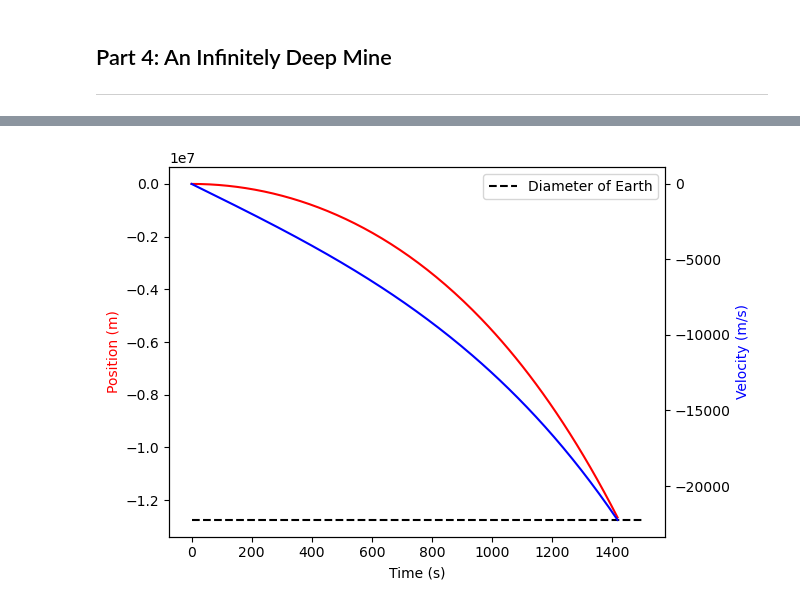
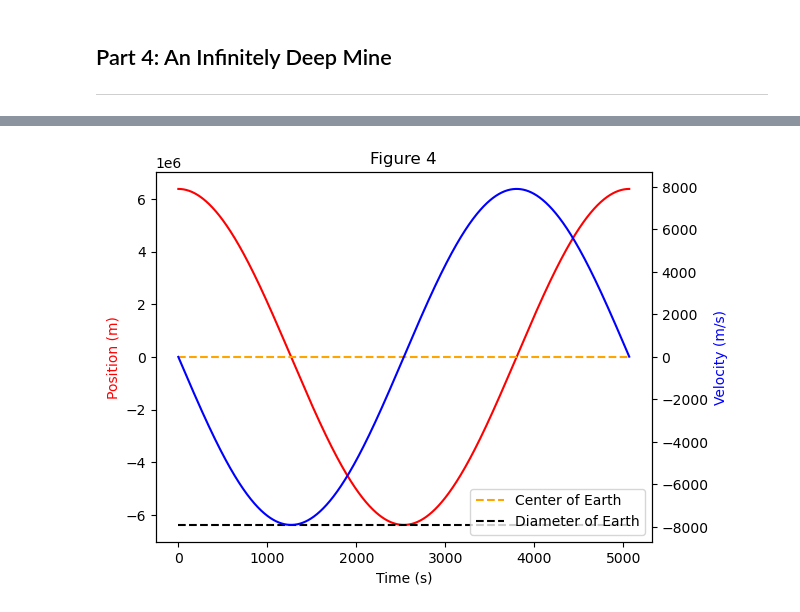
Before and after one commit to Elmer-Canales/PHYS265-spring25, a Jupyter notebook: Lab2/Lab2_Canales.ipynb, the cells around one changed output, grey strips where cells are left out. Saved outputs shown, nothing was run; the diff lists cells and outputs as text; code cells hidden in the pictures.

```diff
--- a/Lab2/Lab2_Canales.ipynb
+++ b/Lab2/Lab2_Canales.ipynb
@@ -2,6 +2,16 @@
 import numpy as np
 import matplotlib.pyplot as plt
 from scipy.integrate import quad, solve_ivp
+from scipy.optimize import fsolve
+
+# Constants
+G = 6.6743e-11     # m^3 / kg / s^2
+g0 = 9.81          # m / s^2
+m_Earth = 5.972e24 # kg
+m_Moon = 7.35e22   # kg
+r_Earth = 6.3781e6 # meters
+r_Moon = 1.7381e6  # meters
+omega = 7.272e-5    # rad / s
 # %% [markdown]
 ## Part 1: The Ideal Case
 ___
@@ -202,59 +375,77 @@ def free_fall(t, s):
 ## Part 4: An Infinitely Deep Mine
 ___
 # %%
-# No drag force so variables ore zero
+# No drag force
 alpha = 0
 gamma = 0
 
+# Free-Fall function
+def free_fall_earth(t, s):
+    y, v = s
+    dydt = v
+    dvdt = -g_r(y) + alpha * np.abs(v)**gamma
+    return dydt, dvdt
+
 # Time span, but increased to give more time for the test mass to pass through Earth
-t0, tf = 0, 1500
+t0, tf = 0, 5065
 
-# Initial Conditions
-y0, v0 = 0, 0
+# Initial conditions
+y0, v0 = r_Earth, 0
 
 # Time evaluated
-time = np.linspace(t0, tf, 200)
+time = np.linspace(t0, tf, 50650)
 
 # Stopping fuction to detect when the test mass reach diameter of Earth
-def stopping_earth(t, y):
-    return y[0] + (2 * r_earth)
-stopping_earth.terminal = True
+def stop_earth(t, y):
+    return y[0] + r_Earth*.99
+stop_earth.terminal = False
 
 # Solving with 'solve_ivp'
-soln = solve_ivp(fun = free_fall_g, t_span = (t0, tf), y0 = [y0, v0], t_eval = time, events = stopping_earth)
-x = soln.t
+soln = solve_ivp(fun = free_fall_earth, t_span = (t0, tf), y0 = [y0, v0], t_eval = time, events = stop_earth, rtol = 1E-9)
+x_time = soln.t
 position = soln.y[0]
 velocity = soln.y[1]
+Earth_time = soln.t_events[0][0]
 
-# Plotting results of new calculation
+# Plotting results
 fig, ax_ff_earth_p = plt.subplots(1, 1)
-ax_ff_earth_p.plot(x, position, color = 'red')
+# Plot of position as a function of time
+ax_ff_earth_p.plot(x_time, position, color = 'red')
 ax_ff_earth_p.set_xlabel("Time (s)")
 ax_ff_earth_p.set_ylabel("Position (m)", color = 'red')
+ax_ff_earth_p.set_title("Figure 4")
 
+# Plot of velocity as a function of time
 ax_ff_earth_v = ax_ff_earth_p.twinx()
-ax_ff_earth_v.plot(x, velocity, color = 'blue')
+ax_ff_earth_v.plot(x_time, velocity, color = 'blue')
 ax_ff_earth_v.set_ylabel("Velocity (m/s)", color = 'blue')
 
-ax_ff_earth_p.hlines(-2 * r_earth, t0, tf, linestyle = '--', color = 'black', label = "Diameter of Earth")
-ax_ff_earth_p.legend();
+# Horizontal lines representing the center and diameter of the Earth
+ax_ff_earth_p.hlines(0, t0, tf, linestyle = '--', color = 'orange', label = "Center of Earth")
+ax_ff_earth_p.hlines(-r_Earth, t0, tf, linestyle = '--', color = 'black', label = "Diameter of Earth")
+ax_ff_earth_p.legend(loc = 'lower right');
+
+print("""(1) The position as a function of time line looks like a cosine function while the velocity as a function of time looks like a sine function.
+So there is an oscialltion for both position and velocity as there is a sign change in the position.\n""")
 
 # Printing the time it take for the test mass to pass through the entire Earth
-print(f"The test mass pass through the entire Earth in {float(soln.t_events[0]):.3f} seconds.\n")
+print(f"(2) The test mass pass through the entire Earth in {Earth_time} seconds.")
 
 # Defining new stopping function to detect when the test mass reach center of the Earth
-def stopping_center(t, y):
-    return y[0] + r_earth
-stopping_center.terminal = True
+def stop_center(t, y):
+    return y[0]
+stop_center.terminal = True
 
-soln = solve_ivp(fun = free_fall_g, t_span = (t0, tf), y0 = [y0, v0], t_eval = time, events = stopping_center)
-x = soln.t
-position = soln.y[0]
-velocity = soln.y[1]
-print(f"The test mass reach the center of the Earth in {float(soln.t_events[0]):.3f} seconds with a speed of {np.abs(velocity[-1]):.3f}.\n")
+soln = solve_ivp(fun = free_fall_earth, t_span = (t0, tf), y0 = [y0, v0], t_eval = time, events = stop_center, rtol=1E-9)
+center_time = soln.t_events[0][0]
+center_time_velocity = np.abs(soln.y[1][-1])
 
-m_earth = 5.972e24   # kg
-G = 6.6743e-11       # m^3/kg/s^2
+#Calculating the orbital speed and period
+orbital_speed = np.sqrt((G * m_Earth) / r_Earth)
+orbital_period = (2 * np.pi * r_Earth) / orbital_speed
 
-print(f"The orbital period is {np.sqrt((G * m_earth) / r_earth)} m/s.")
+print(f"The test mass reach the center of the Earth in {center_time} seconds with a speed of {center_time_velocity} m/s.\n")
+
+print(f"""(3) The orbital velocity of the test mass at the surface of the Earth is {orbital_speed} m/s. So the orbital period is {orbital_period} seconds.
+The orbital period is greater than the crossing time by {orbital_period - Earth_time} m/s.\n""")
 # %% [output]
@@ -266 +460 @@ The orbital period is 7905.277129890415 m/s.
-[figure, old version]
+[figure, new version]
```
Also changed, not shown: parts of 12 cells of this notebook.
